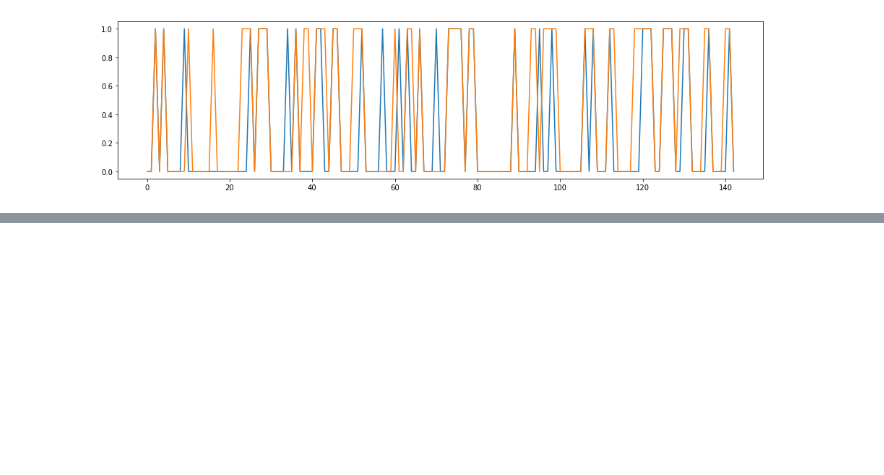
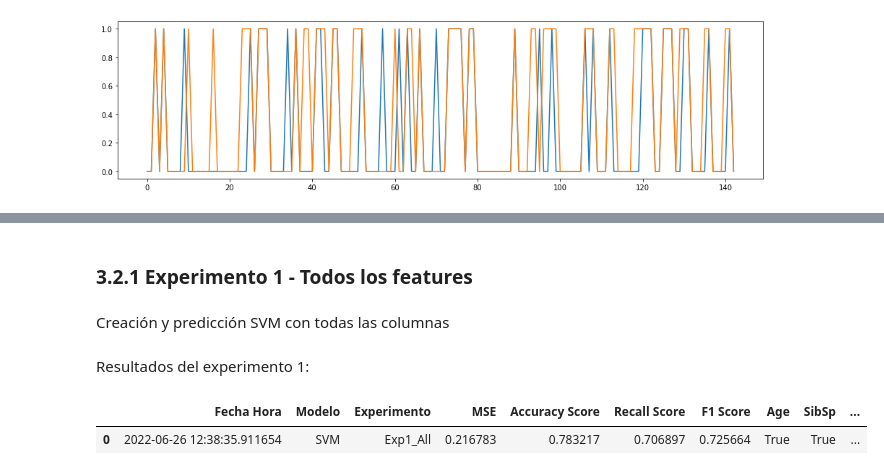
Before and after one commit to josedalvik/datascience_stlearning1_proyecto, a Jupyter notebook: Parte1-Entrenamiento.ipynb, the cells around one changed output, grey strips where cells are left out. Cells and saved outputs as stored; diff of their text form; code cells hidden in the pictures; blank space fills up the shorter version.

```diff
--- a/Parte1-Entrenamiento.ipynb
+++ b/Parte1-Entrenamiento.ipynb
@@ -670,0 +681,4 @@ E_identificar_sobre_entrenamiento(EAD_prediccion, E_validation_target)
+# %% [markdown]
+### 3.2.1 Experimento 1 - Todos los features
+# %% [markdown]
+Creación y predicción SVM con todas las columnas
@@ -670,0 +693,10 @@ E_identificar_sobre_entrenamiento(EAD_prediccion, E_validation_target)
+# %% [markdown]
+Resultados del experimento 1:
+# %%
+ESVM_modelo_nombre = "SVM"
+ESVM_cadena = "Exp1_All"
+ESVM_metricas_evaluacion = E_guardar_metricas(ESVM_prediccion, E_validation_target, ESVM_cadena, ESVM_columnas, ESVM_modelo_nombre)
+ESVM_metricas_evaluacion
+# %% [output]
+|  | Fecha Hora | Modelo | Experimento | MSE | Accuracy Score | Recall Score | F1 Score | Age | SibSp | ... |
+| 0 | 2022-06-26 12:38:35.911654 | SVM | Exp1_All | 0.216783 | 0.783217 | 0.706897 | 0.725664 | True | True | ... |
```
Also changed, not shown: parts of 20 cells of this notebook, 1 other file.
